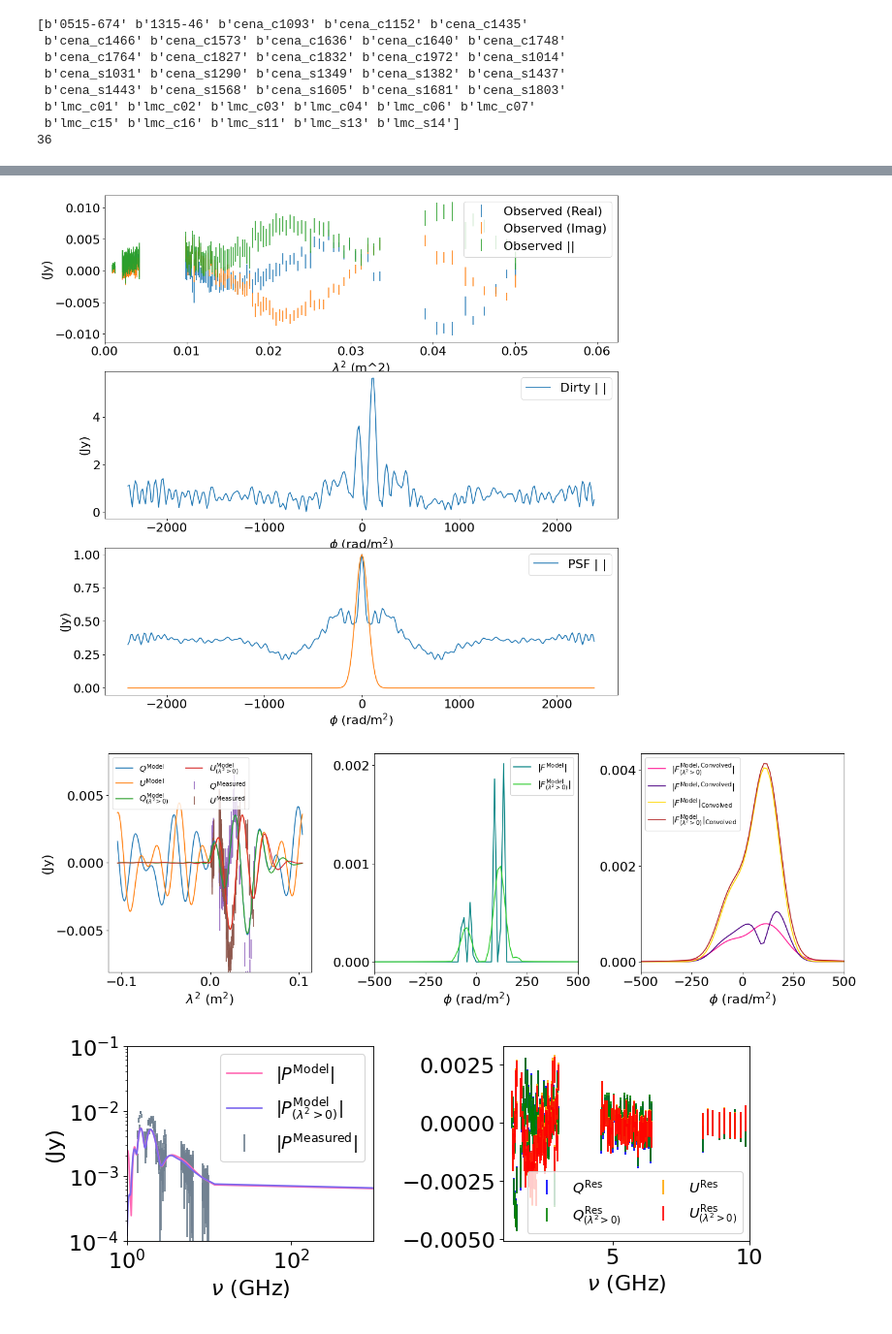
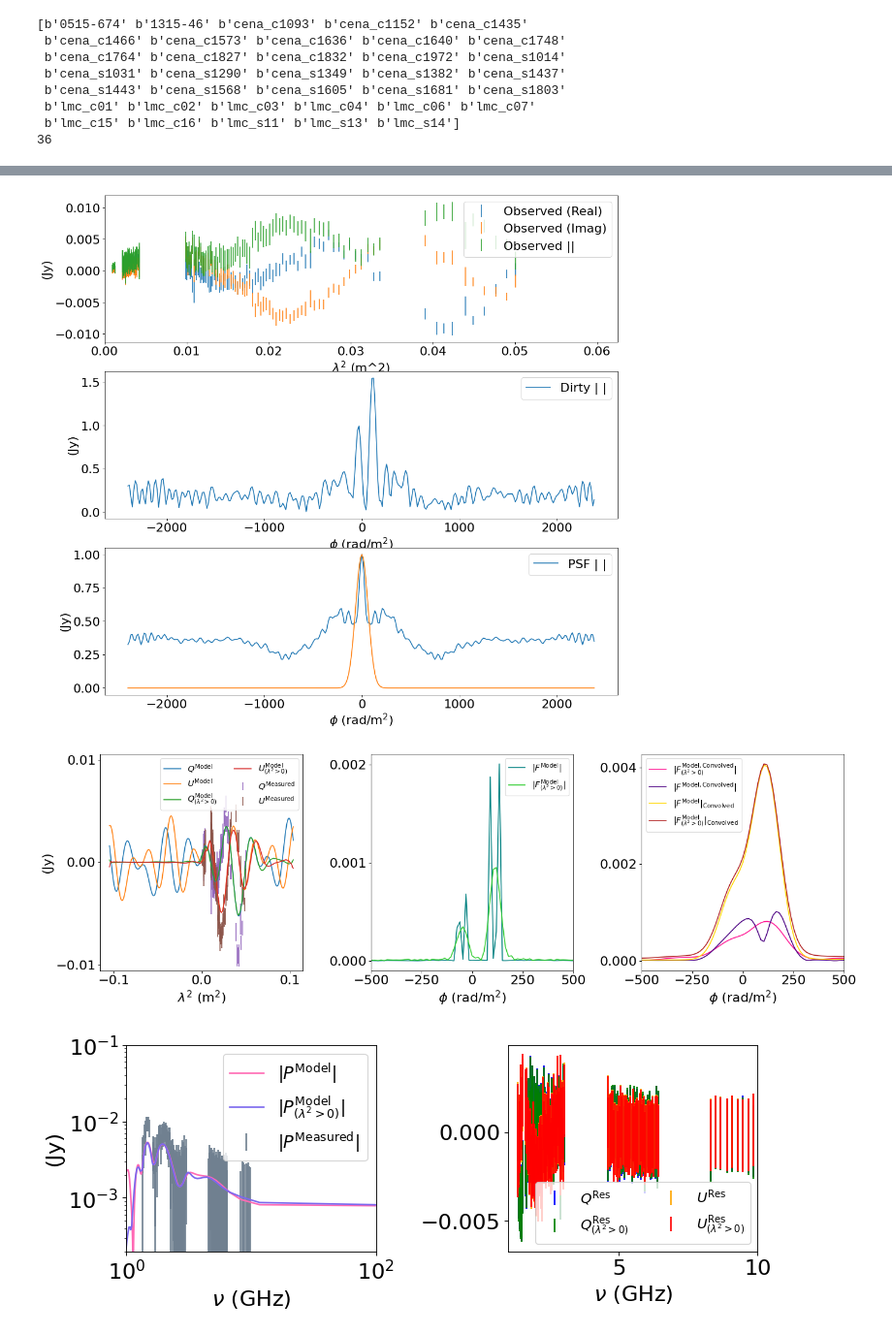
Before and after one commit to Luke-Pratley/Faraday-Dreams, a Jupyter notebook: examples/Indepth_example.ipynb, the cells around one changed output, grey strips where cells are left out. Shown at 97% size. Cells and saved outputs as stored; diff of their text form; code cells hidden in the pictures.

```diff
--- a/examples/Indepth_example.ipynb
+++ b/examples/Indepth_example.ipynb
@@ -77,8 +77,8 @@ def plot_results(solution_negative, solution_positive, y, weights, phi, lambda2,
     index = np.abs(solution_positive) > np.max(solution_positive) * 0.1
     rm_val = np.sum((np.abs(solution_positive) * phi)[index])/np.sum(np.abs(solution_positive[index]))
     rm_std = np.sqrt(np.sum(np.abs(solution_positive[index]) * (rm_val - phi[index])**2)/np.sum(np.abs(solution_positive[index])))
-    print("rm value = ", rm_val)
-    print("rm std = ", rm_std)
+    #print("rm value = ", rm_val)
+    #print("rm std = ", rm_std)
     c =  299792458.
     fig, ax = plt.subplots(nrows=1, ncols=3, figsize=(18, 6), dpi=80)
     ax = np.ravel(ax)
@@ -88,7 +88,7 @@ def plot_results(solution_negative, solution_positive, y, weights, phi, lambda2,
     ax[0].plot(lambda2_high_res, np.imag(y_model_positive))
     ax[0].errorbar(lambda2, np.real(y), yerr=1/weights * sigma/np.sqrt(2), fmt='',linestyle='')
     ax[0].errorbar(lambda2, np.imag(y), yerr=1/weights * sigma/np.sqrt(2), fmt='',linestyle='')
-    ax[0].set_ylim([-np.max(np.abs(y_model_negative)) * 1.5, np.max(np.abs(y_model_negative)) * 1.5])
+    ax[0].set_ylim([-np.max(np.abs(y_model_negative)) * 2, np.max(np.abs(y_model_negative)) * 2])
     ax[0].set_xlabel(r"$\lambda^2$ (m$^2$)")
     ax[0].set_ylabel(r"(Jy)")
     ax[0].locator_params(axis="x", nbins=4)
@@ -110,8 +110,8 @@ def plot_results(solution_negative, solution_positive, y, weights, phi, lambda2,
     ax[2].locator_params(axis="x", nbins=4)
     ax[2].locator_params(axis="y", nbins=4)
     fig.tight_layout()
-    fig.savefig("output/"+str(output_name.decode("utf-8")) + ".png")
-    fig.savefig("output/"+str(output_name.decode("utf-8")) + ".pdf")
+    #fig.savefig("output/"+str(output_name.decode("utf-8")) + ".png")
+    #fig.savefig("output/"+str(output_name.decode("utf-8")) + ".pdf")
     ax[0].legend(["$Q^{\\rm Model}$", "$U^{\\rm Model}$", "$Q_{(\lambda^2 > 0)}^{\\rm Model}$", "$U_{(\lambda^2 > 0)}^{\\rm Model}$", "$Q^{\\rm Measured}$", "$U^{\\rm Measured}$"], fontsize=13,ncol=2)
     ax[1].legend(["$|F^{\\rm Model}|$" , "$|F_{(\lambda^2 > 0)}^{\\rm Model}|$"], fontsize=13)
     ax[2].legend(["$|F_{(\lambda^2 > 0)}^{\\rm Model, Convolved}|$", "$|F^{\\rm Model, Convolved}|$ ", "$|F^{\\rm Model}|_{\\rm Convolved}$", "$| F_{(\lambda^2 > 0)}^{\\rm Model}|_{\\rm Convolved}$"], fontsize=13)
@@ -123,8 +123,8 @@ def plot_results(solution_negative, solution_positive, y, weights, phi, lambda2,
     ax[0].loglog(c * np.sqrt(1/(lambda2_high_res[lambda2_high_res >= 0] + 1e-12))/10**9, np.abs(y_model_negative[lambda2_high_res >= 0]),c="hotpink")
     ax[0].loglog(c * np.sqrt(1/(lambda2_high_res[lambda2_high_res >= 0] + 1e-12))/10**9, np.abs(y_model_positive[lambda2_high_res >= 0]),c="mediumslateblue")
     ax[0].errorbar(freq0/10**9, np.abs(y), yerr=lambda2*0 + sigma * np.sqrt(2), fmt='',linestyle='',c="slategrey")
-    ax[0].set_ylim([1e-4, 1e-1])
-    ax[0].set_xlim([1, 1e3])
+    ax[0].set_ylim([0.2e-3, 1e-1])
+    ax[0].set_xlim([1, 1e2])
     ax[1].errorbar(freq0/10**9, np.real(y - y_negative/weights), yerr=lambda2*0 + sigma * np.sqrt(2), fmt='',linestyle='',c="blue")
     ax[1].errorbar(freq0/10**9, np.real(y - y_positive/weights), yerr=lambda2*0 + sigma * np.sqrt(2), fmt='',linestyle='',c="green")
     ax[1].errorbar(freq0/10**9, np.imag(y - y_negative/weights), yerr=lambda2*0 + sigma * np.sqrt(2), fmt='',linestyle='',c="orange")
@@ -133,8 +133,8 @@ def plot_results(solution_negative, solution_positive, y, weights, phi, lambda2,
     ax[0].set_xlabel(r"$\nu$ (GHz)")
     ax[1].set_xlabel(r"$\nu$ (GHz)")
     ax[0].set_ylabel(r"(Jy)")
-    #fig.savefig("output/"+str(output_name.decode("utf-8")) + "_freq.png")
-    #fig.savefig("output/"+str(output_name.decode("utf-8")) + "_freq.pdf")
+    fig.savefig("output/"+str(output_name.decode("utf-8")) + "_freq.png")
+    fig.savefig("output/"+str(output_name.decode("utf-8")) + "_freq.pdf")
     ax[0].legend(["$|P^{\\rm Model}|$", "$|P_{(\lambda^2 > 0)}^{\\rm Model}|$", "$|P^{\\rm Measured}|$"], fontsize=16)
     ax[1].legend(["$Q^{\\rm Res}$", "$Q_{(\lambda^2 > 0)}^{\\rm Res}$", "$U^{\\rm Res}$", "$U_{(\lambda^2 > 0)}^{\\rm Res}$"], fontsize=13, ncol=2)
     fig.tight_layout()
@@ -201,7 +203,7 @@ print(source)
 sig_factor = 1
 rm_max = 1000
 rm_min = -1000
-beta1, beta2 = 1e-2, 1e-2
+beta1, beta2 = 4e-4, 4e-4
 reconstruct_source(source, sig_factor, rm_min, rm_max, beta1, beta2)
 # %% [output]
 b'lmc_c15'
@@ -224,3 +226,3 @@ rm std =  75.31638105013137
-[figure, old version]
+[figure, new version]
-[figure, old version]
+[figure, new version]
-[figure, old version]
+[figure, new version]
```
Also changed, not shown: parts of 5 cells of this notebook, 3 other files.
